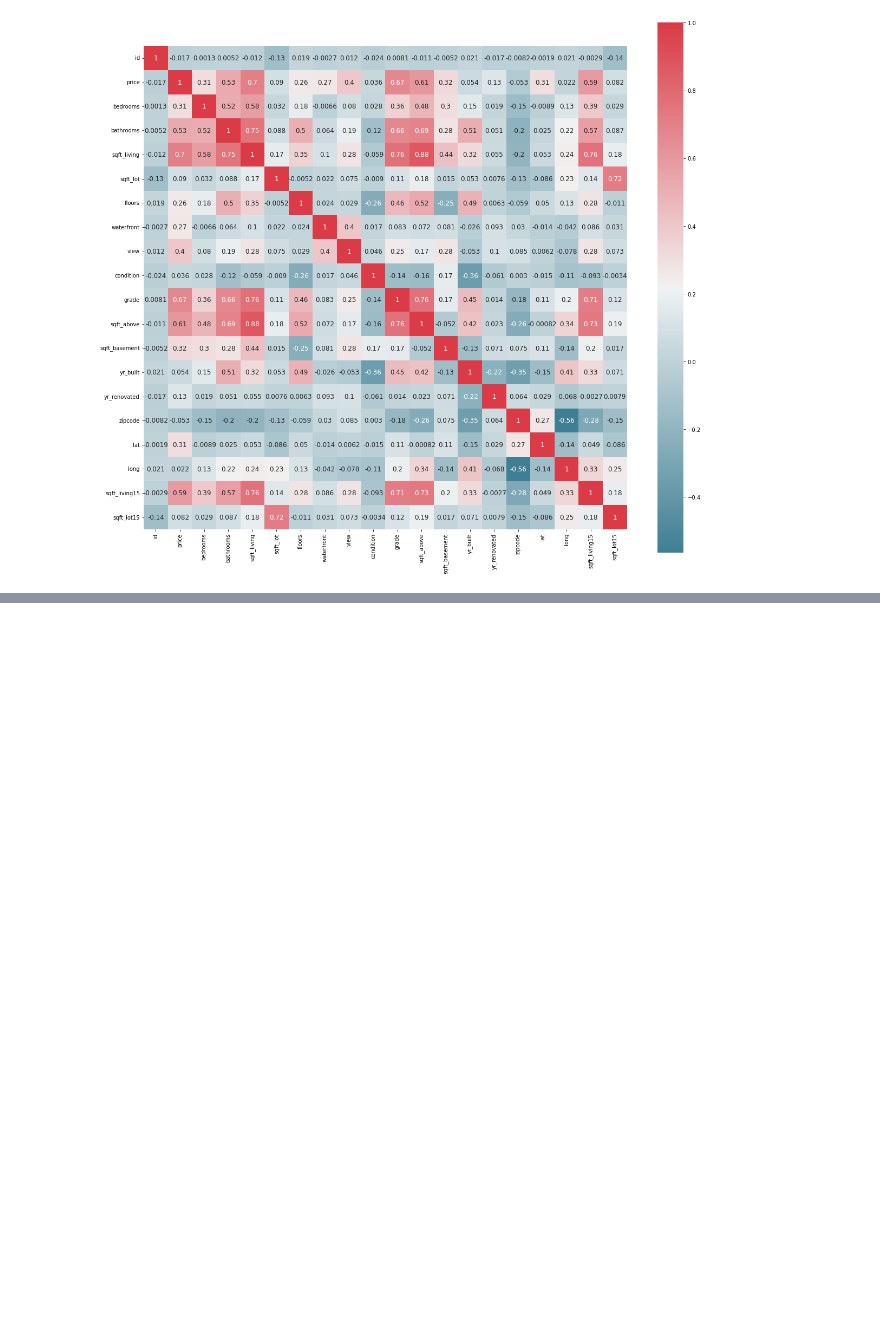
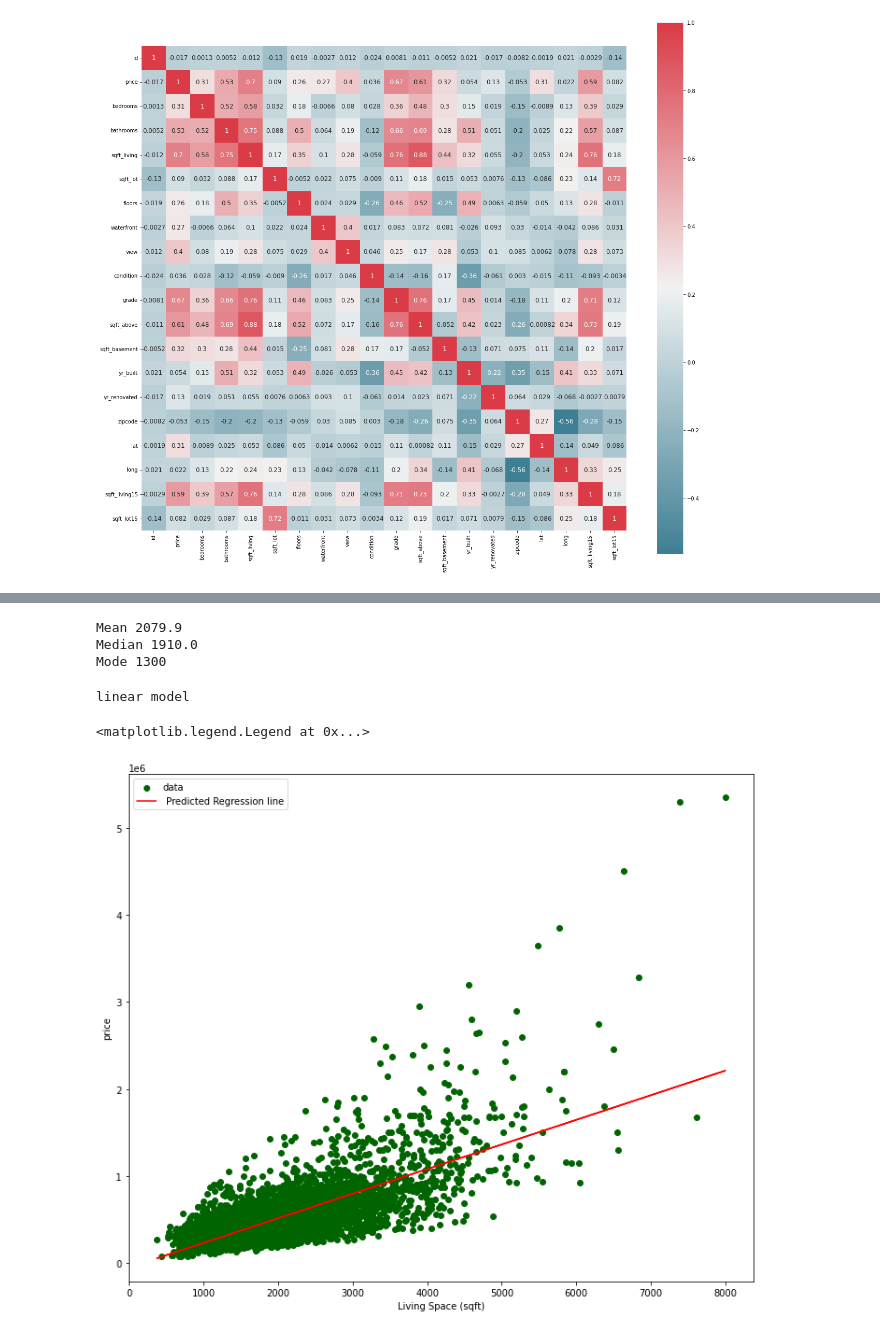
Before and after one commit to EgyJoe/GMC_ML_Reg_01, a Jupyter notebook: GMC_Regression_01.ipynb, the cells around one changed output, grey strips where cells are left out. Drawn from its saved outputs; the diff is of its cells as text; code cells hidden in the pictures; blank space fills up the shorter version.

```diff
--- a/GMC_Regression_01.ipynb
+++ b/GMC_Regression_01.ipynb
@@ -38,0 +77,33 @@ plot_correlation_map(df)
+# %%
+print('Mean',round(df['sqft_living'].mean(),2))
+print('Median',df['sqft_living'].median())
+print('Mode',df['sqft_living'].mode()[0])
+# %% [output]
+Mean 2079.9
+Median 1910.0
+Mode 1300
+# %%
+# Split data 80% | 20%
+
+train_data,test_data=train_test_split(df,train_size=0.8,random_state=3)
+reg=linear_model.LinearRegression()
+x_train=np.array(train_data['sqft_living']).reshape(-1,1)
+y_train=np.array(train_data['price']).reshape(-1,1)
+reg.fit(x_train,y_train)
+
+x_test=np.array(test_data['sqft_living']).reshape(-1,1)
+y_test=np.array(test_data['price']).reshape(-1,1)
+pred=reg.predict(x_test)
+print('linear model')
+mean_squared_error=metrics.mean_squared_error(y_test,pred)
+
+_, ax = plt.subplots(figsize= (12, 10))
+plt.scatter(x_test, y_test, color= 'darkgreen', label = 'data')
+plt.plot(x_test, reg.predict(x_test), color='red', label= ' Predicted Regression line')
+plt.xlabel('Living Space (sqft)')
+plt.ylabel('price')
+plt.legend()
+# %% [output]
+linear model
+<matplotlib.legend.Legend at 0x...>
+[figure, added]
```
Also changed, not shown: parts of 6 cells of this notebook.
